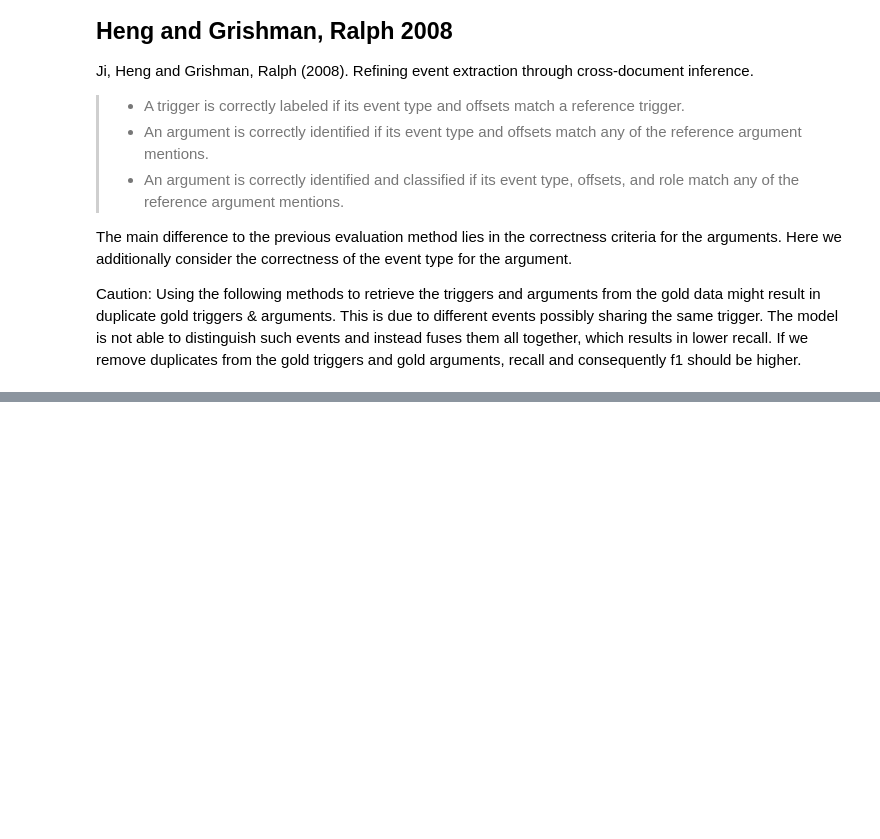
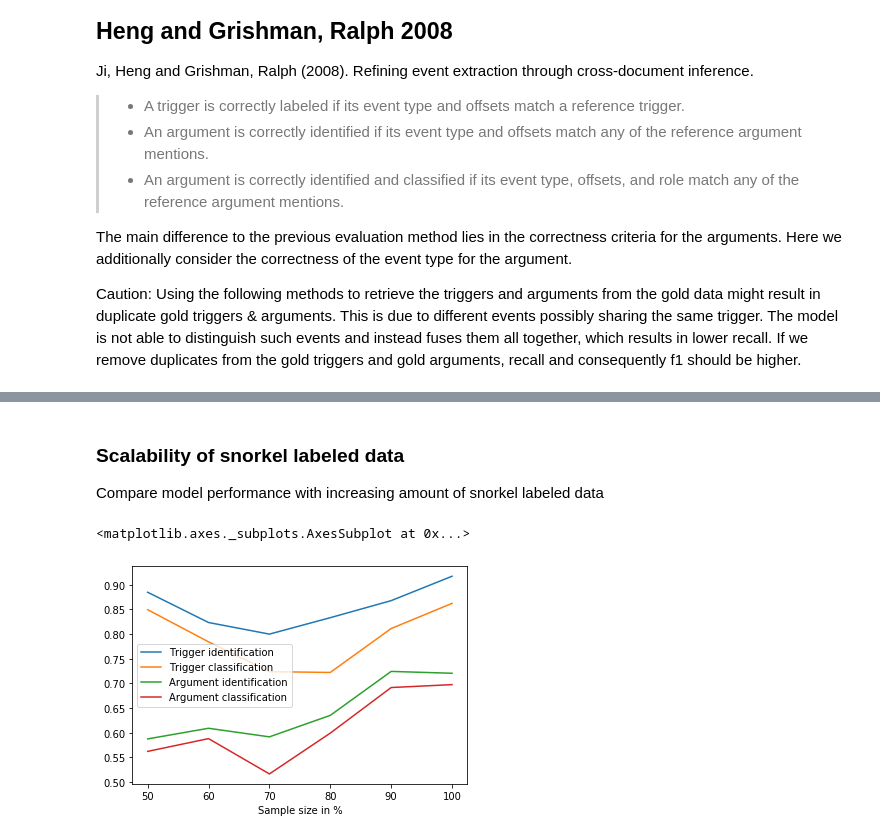
Before and after one commit to DFKI-NLP/eventx, a Jupyter notebook: analysis/notebooks/eventx_analysis.ipynb, the cells around one changed output, grey strips where cells are left out. Cells and saved outputs as stored; diff of their text form; code cells hidden in the pictures; blank space fills up the shorter version.

```diff
--- a/analysis/notebooks/eventx_analysis.ipynb
+++ b/analysis/notebooks/eventx_analysis.ipynb
@@ -161,3 +276,6 @@ TrafficJam                          0.87      0.81      0.84        16
 # %%
-argument_id_metrics = scorer.get_argument_identification_metrics(gold_arguments, pred_arguments, output_string=True)
+for model_name in model_names:
+    print(model_name)
+    argument_id_metrics = scorer.get_argument_identification_metrics(gold_arguments, pred_arguments[model_name], output_string=True)
+    print('\n')
 # %% [output]
@@ -168,3 +301,6 @@ Argument identification             0.83      0.64      0.72       244
 # %%
-argument_class_metrics = scorer.get_argument_classification_metrics(gold_arguments, pred_arguments, output_string=True)
+for model_name in model_names:
+    print(model_name)
+    argument_class_metrics = scorer.get_argument_classification_metrics(gold_arguments, pred_arguments[model_name], output_string=True)
+    print('\n')
 # %% [output]
@@ -187,0 +366,40 @@ route                               1.00      0.33      0.50         3
+# %% [markdown]
+### Scalability of snorkel labeled data
+Compare model performance with increasing amount of snorkel labeled data
+# %%
+model_names = [f'snorkel_bert_daystream{percentage}' for percentage in range(50,101,10)]
+model_base_path = Path("../../data/runs/")
+trigger_id_metrics, trigger_class_metrics, argument_id_metrics, argument_class_metrics = {}, {}, {}, {}
+for model_name in model_names:
+    predictor = load_predictor(model_base_path.joinpath(model_name), PREDICTOR_NAME, CUDA_DEVICE)
+    predicted_docs = batched_predict_json(predictor=predictor, examples=test_docs)
+    pred_triggers = scorer.get_triggers(predicted_docs)
+    pred_arguments = scorer.get_arguments(predicted_docs)
+    trigger_id_metrics[model_name] = scorer.get_trigger_identification_metrics(gold_triggers, pred_triggers, output_string=False)
+    trigger_class_metrics[model_name] = scorer.get_trigger_classification_metrics(gold_triggers, pred_triggers, output_string=False)
+    argument_id_metrics[model_name] = scorer.get_argument_identification_metrics(gold_arguments, pred_arguments, output_string=False)
+    argument_class_metrics[model_name] = scorer.get_argument_classification_metrics(gold_arguments, pred_arguments, output_string=False)
+# %%
+def get_infos(metrics, metric_name, labels=None):
+    table = []
+    for idx, (k,v) in enumerate(metrics.items()):
+        if labels is None:
+            tmp = {'Model': k}
+        else:
+            tmp = {'Sample size in %': labels[idx]}
+        tmp[metric_name] = v[metric_name]['f1-score']
+        table.append(tmp)
+    if labels is None:
+        return pd.DataFrame(table).set_index('Model')
+    else:
+        return pd.DataFrame(table).set_index('Sample size in %')
+# %%
+sample_sizes = [percentage for percentage in range(50,101,10)]
+progression_table = get_infos(trigger_id_metrics, 'Trigger identification', labels=sample_sizes)
+progression_table = progression_table.merge(get_infos(trigger_class_metrics, 'Trigger classification', labels=sample_sizes), left_index=True, right_index=True)
+progression_table = progression_table.merge(get_infos(argument_id_metrics, 'Argument identification', labels=sample_sizes), left_index=True, right_index=True)
+progression_table = progression_table.merge(get_infos(argument_class_metrics, 'Argument classification', labels=sample_sizes), left_index=True, right_index=True)
+progression_table.plot()
+# %% [output]
+<matplotlib.axes._subplots.AxesSubplot at 0x...>
+[figure, added]
```
Also changed, not shown: parts of 27 cells of this notebook, 5 other files.
